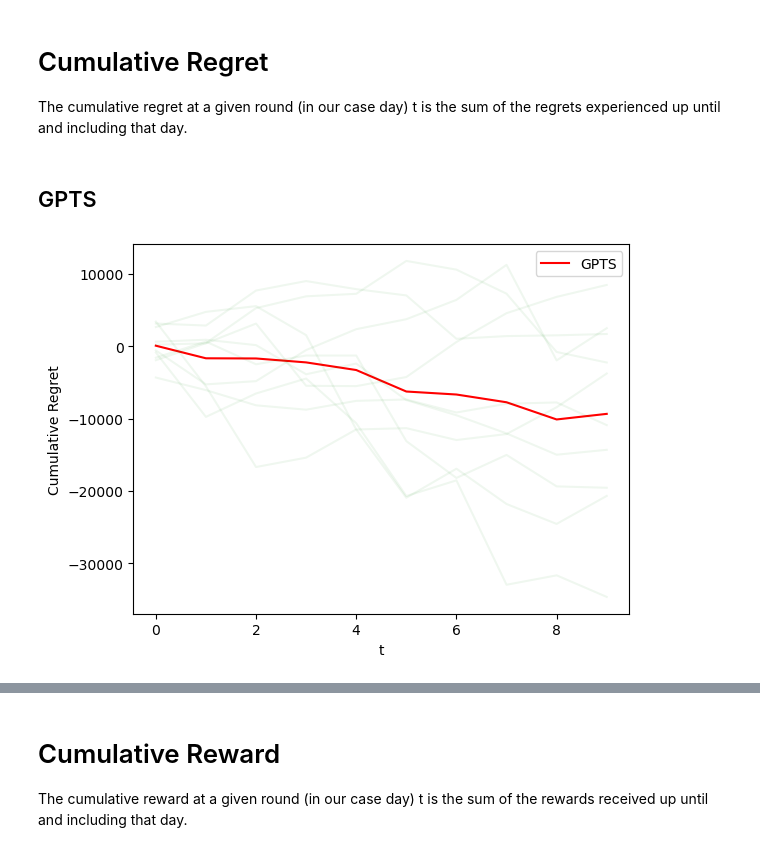
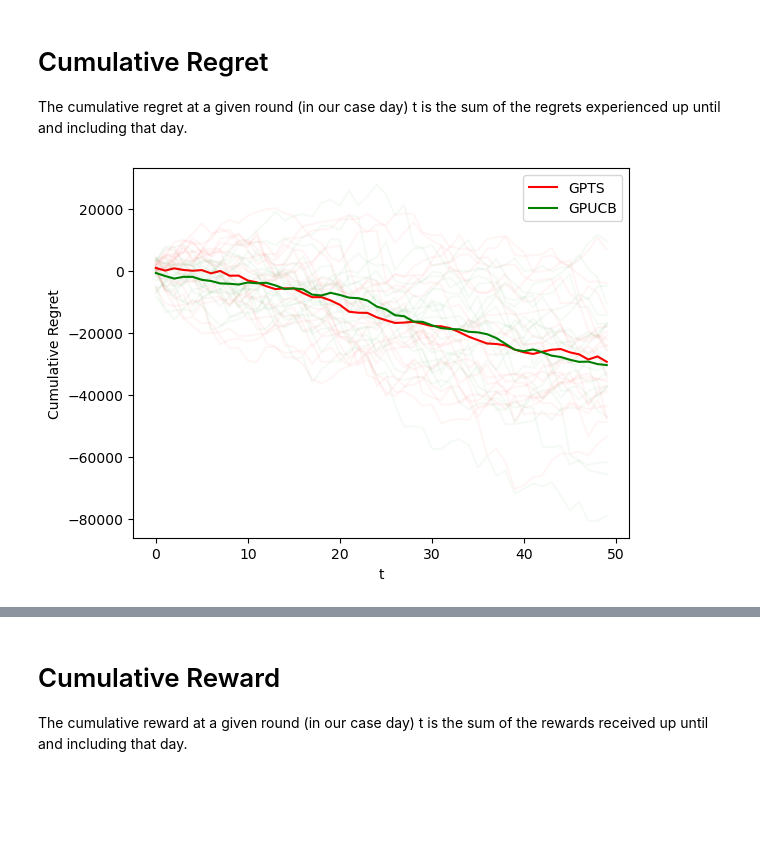
Before and after one commit to MatteoPancini/Online-Pricing-and-Advertising-Optimization-Project, a Jupyter notebook: Project-Pricing-Advertising-2022-2023/2_Learning_for_Advertising.ipynb, the cells around one changed output, grey strips where cells are left out. Saved outputs shown, nothing was run; the diff lists cells and outputs as text; code cells hidden in the pictures; blank space fills up the shorter version.

```diff
--- a/Project-Pricing-Advertising-2022-2023/2_Learning_for_Advertising.ipynb
+++ b/Project-Pricing-Advertising-2022-2023/2_Learning_for_Advertising.ipynb
@@ -27,8 +27,8 @@ cost_sigma = 10
 user = UserClass(name='C1')
 
 price = 150
-T = 10
-n_experiments = 10
+T = 50
+n_experiments = 20
 
 gpts_rewards_per_experiment = []
 gpucb_rewards_per_experiment = []
@@ -82,16 +107,17 @@ gpts_rewards_per_experiment
 # %% [markdown]
 # Cumulative Regret
 The cumulative regret at a given round (in our case day) t is the sum of the regrets experienced up until and including that day.
-# %% [markdown]
-## GPTS
 # %%
 plt.figure(0)
 plt.ylabel("Cumulative Regret")
 plt.xlabel("t")
 plt.plot(np.cumsum(np.mean(optimum_bid[1] - gpts_rewards_per_experiment, axis=0)), 'r', label='GPTS')
 for index, line in enumerate(gpts_rewards_per_experiment):
+        plt.plot(np.nancumsum(optimum_bid[1] - line, axis=0), "r", alpha=0.3 / np.power(len(gpts_rewards_per_experiment), 2/3))
+plt.plot(np.cumsum(np.mean(optimum_bid[1] - gpucb_rewards_per_experiment, axis=0)), 'g', label='GPUCB')
+for index, line in enumerate(gpucb_rewards_per_experiment):
         plt.plot(np.nancumsum(optimum_bid[1] - line, axis=0), "g", alpha=0.3 / np.power(len(gpts_rewards_per_experiment), 2/3))
 plt.legend()
 plt.show()
 # %% [output]
-[figure, old version]
+[figure, new version]
```
Also changed, not shown: parts of 16 cells of this notebook, 5 other files.
